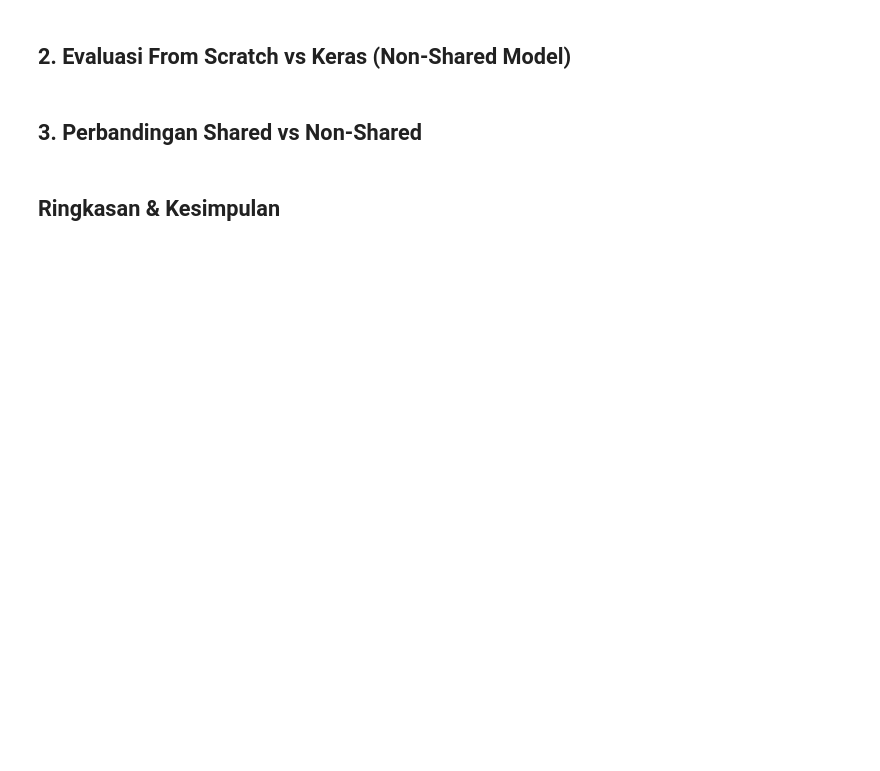
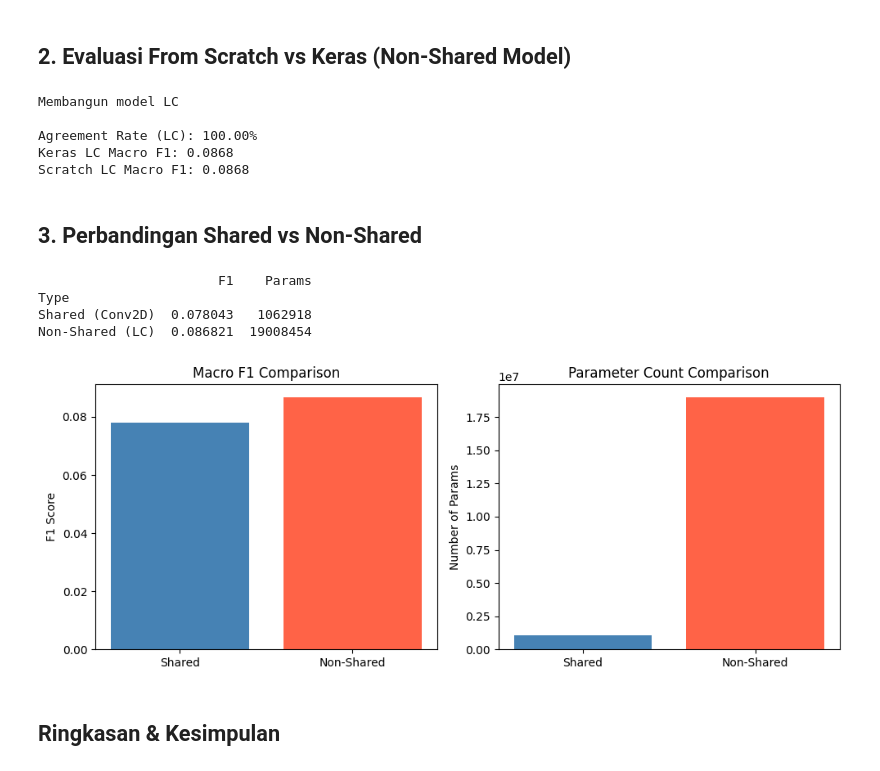
Before and after one commit to ziyanagil/CNN-RNN-digaspolndangakndangak, a Jupyter notebook: src/notebooks/03_CNN_scratch_eval.ipynb, the cells around one changed output. Saved outputs shown, nothing was run; the diff lists cells and outputs as text; code cells hidden in the pictures; blank space fills up the shorter version.

Commit message:
feat(cnn): evaluate cnn from scratch and fix some training things

```diff
--- a/src/notebooks/03_CNN_scratch_eval.ipynb
+++ b/src/notebooks/03_CNN_scratch_eval.ipynb
@@ -42,7 +48,7 @@ print("Root:", REPO_ROOT)
 MODELS_DIR = "models/cnn"
 
 # Ganti dengan nama best model dari notebook 02
-BEST_MODEL_NAME = "cnn-3L-large-k3-max"
+BEST_MODEL_NAME = "cnn-3L-large-k5-max"
 
 FILTER_CONFIGS = {
     "base":  {2: [32, 64],       3: [32, 64, 128]},
@@ -87,8 +100,13 @@ def build_scratch_from_keras(keras_model):
         elif cls == "LocallyConnected2D":
             cfg = layer.get_config()
             s = LocallyConnected2D(activation=cfg["activation"])
-            s.load_weights(layer)
+            w, b = layer.get_weights()
+            if b.ndim == 3:
+                b = b.reshape(-1, b.shape[-1])
+            s.kernel = w
+            s.bias = b
             model_scratch.add(s)
+
         elif cls == "MaxPooling2D":
             cfg = layer.get_config()
             model_scratch.add(MaxPooling2D(pool_size=tuple(cfg["pool_size"]), strides=tuple(cfg["strides"])))
@@ -130,40 +184,78 @@ print(f"Scratch Macro F1: {res_s_shared['macro_f1']:.4f}")
 # %% [markdown]
 ## 2. Evaluasi From Scratch vs Keras (Non-Shared Model)
 # %%
+from cnn.train_keras import build_locally_connected_model
+import zipfile
+import h5py
+
 lc_path = os.path.join(MODELS_DIR, "lc-model.keras")
+h5_temp_path = os.path.join(MODELS_DIR, "temp_weights.h5")
+
 if os.path.exists(lc_path):
+    with zipfile.ZipFile(lc_path, 'r') as z:
+        with open(h5_temp_path, 'wb') as f:
+            f.write(z.read('model.weights.h5'))
+
+    print("Membangun model LC")
     keras_lc = build_locally_connected_model()
-    keras_lc.load_weights(lc_path)
+
+    with h5py.File(h5_temp_path, 'r') as f:
+        for layer in keras_lc.layers:
+            if not layer.weights:
+                continue
+            name = layer.name
+            if name in f['layers']:
+                num_weights = len(f['layers'][name]['vars'].keys())
+                # Keras 3 menyimpan dengan index string '0', '1', dst.
+                weights = [f['layers'][name]['vars'][str(i)][:] for i in range(num_weights)]
+                layer.set_weights(weights)
+
+    # Hapus file temp
+    os.remove(h5_temp_path)
 
     scratch_lc = build_scratch_from_keras(keras_lc)
 
     res_k_lc = evaluate_keras(keras_lc, test_ds_lc)
+
     res_s_lc = evaluate_scratch(scratch_lc, X_test_lc, y_test_lc)
 
     cmp_lc = compare_outputs(res_k_lc["y_pred"], res_s_lc["y_pred"])
-    print(f"Agreement Rate (LC): {cmp_lc['agreement_rate']*100:.2f}%")
+    print(f"\nAgreement Rate (LC): {cmp_lc['agreement_rate']*100:.2f}%")
     print(f"Keras LC Macro F1: {res_k_lc['macro_f1']:.4f}")
     print(f"Scratch LC Macro F1: {res_s_lc['macro_f1']:.4f}")
 else:
-    print("lc-model.keras tidak ditemukan.")
+    print(f"File tidak ditemukan di: {lc_path}")
+# %% [output]
+Membangun model LC
+
+Agreement Rate (LC): 100.00%
+Keras LC Macro F1: 0.0868
+Scratch LC Macro F1: 0.0868
 # %% [markdown]
 ## 3. Perbandingan Shared vs Non-Shared
 # %%
 if os.path.exists(lc_path):
     rows = [
-        {"Type": "Shared (Conv2D)", "F1": res_s_shared["macro_f1"], "Params": keras_shared.count_params()},
+        {"Type": "Shared (Conv2D)", "F1": res_s["macro_f1"], "Params": keras_shared.count_params()},
         {"Type": "Non-Shared (LC)", "F1": res_s_lc["macro_f1"], "Params": keras_lc.count_params()}
     ]
+
     df_cmp = pd.DataFrame(rows).set_index("Type")
     print(df_cmp)
 
     fig, axes = plt.subplots(1, 2, figsize=(10, 4))
-    axes[0].bar(["Shared", "Non-Shared"], [res_s_shared["macro_f1"], res_s_lc["macro_f1"]], color=['steelblue', 'tomato'])
+    axes[0].bar(["Shared", "Non-Shared"], [res_s["macro_f1"], res_s_lc["macro_f1"]], color=['steelblue', 'tomato'])
     axes[0].set_title("Macro F1 Comparison"); axes[0].set_ylabel("F1 Score")
 
     axes[1].bar(["Shared", "Non-Shared"], [keras_shared.count_params(), keras_lc.count_params()], color=['steelblue', 'tomato'])
     axes[1].set_title("Parameter Count Comparison"); axes[1].set_ylabel("Number of Params")
     plt.tight_layout(); plt.show()
+# %% [output]
+                       F1    Params
+Type
+Shared (Conv2D)  0.078043   1062918
+Non-Shared (LC)  0.086821  19008454
+[figure, added]
 # %% [markdown]
 ## Ringkasan & Kesimpulan
 # %%
```
Also changed, not shown: parts of 3 cells of this notebook, 2 other files.
